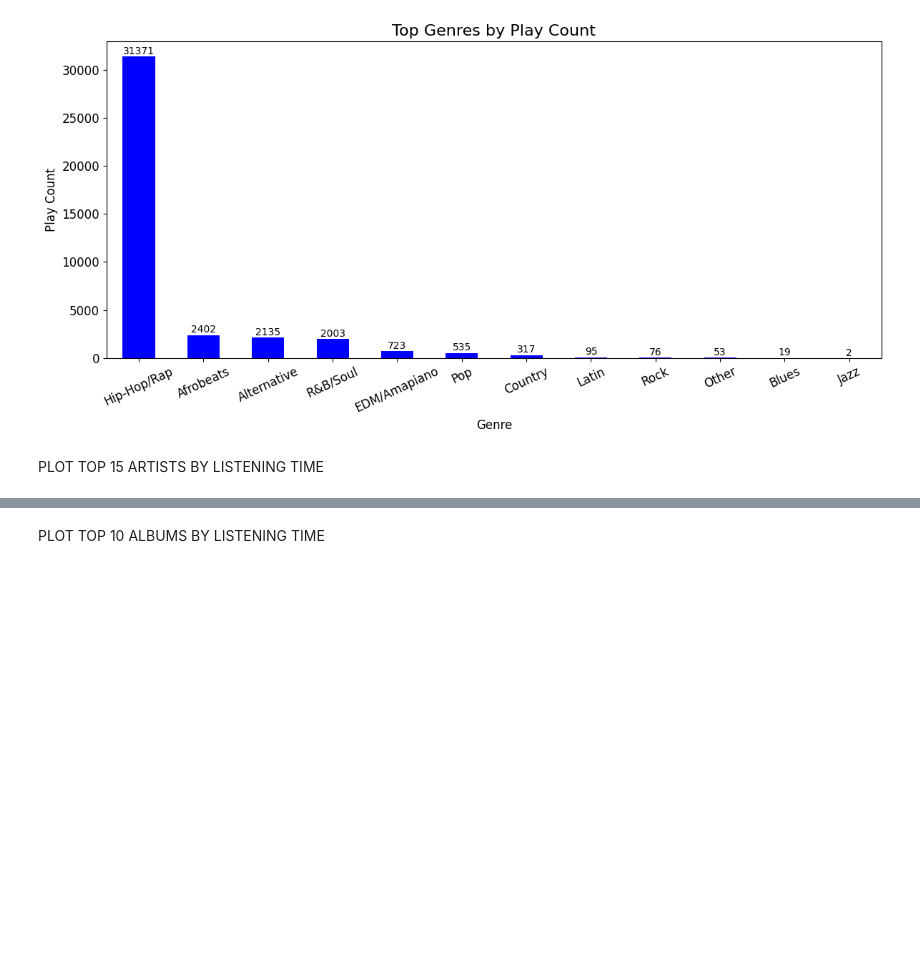
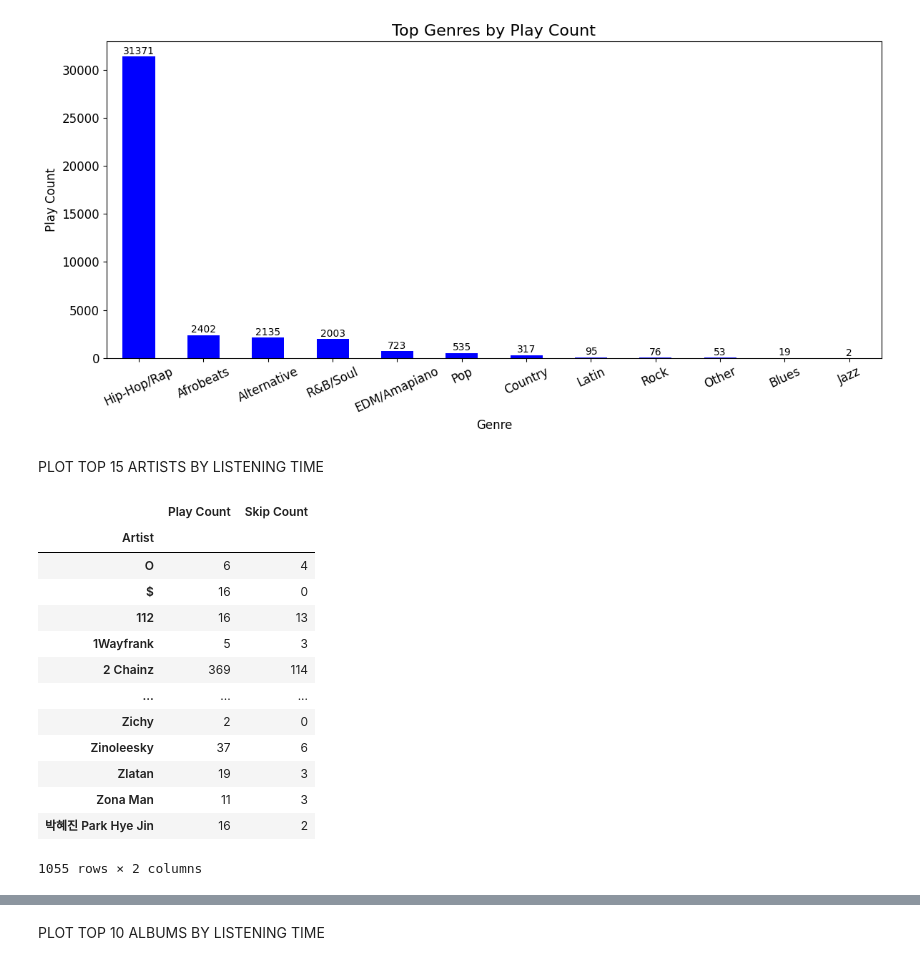
Before and after one commit to mike02ike/Music, a Jupyter notebook: library.ipynb, the cells around one changed output, grey strips where cells are left out. Drawn from its saved outputs; the diff is of its cells as text; code cells hidden in the pictures; blank space fills up the shorter version.

```diff
--- a/library.ipynb
+++ b/library.ipynb
@@ -287,4 +288,21 @@ plt.tight_layout()
 [figure]
 # %% [markdown]
 PLOT TOP 15 ARTISTS BY LISTENING TIME
+# %%
+artist_df
+# %% [output]
+|  | Play Count | Skip Count |
+| Artist |  |  |
+| O | 6 | 4 |
+| $ | 16 | 0 |
+| 112 | 16 | 13 |
+| 1Wayfrank | 5 | 3 |
+| 2 Chainz | 369 | 114 |
+| ... | ... | ... |
+| Zichy | 2 | 0 |
+| Zinoleesky | 37 | 6 |
+| Zlatan | 19 | 3 |
+| Zona Man | 11 | 3 |
+| 박혜진 Park Hye Jin | 16 | 2 |
+1055 rows × 2 columns
 # %%
```
Also changed, not shown: parts of 5 cells of this notebook.
